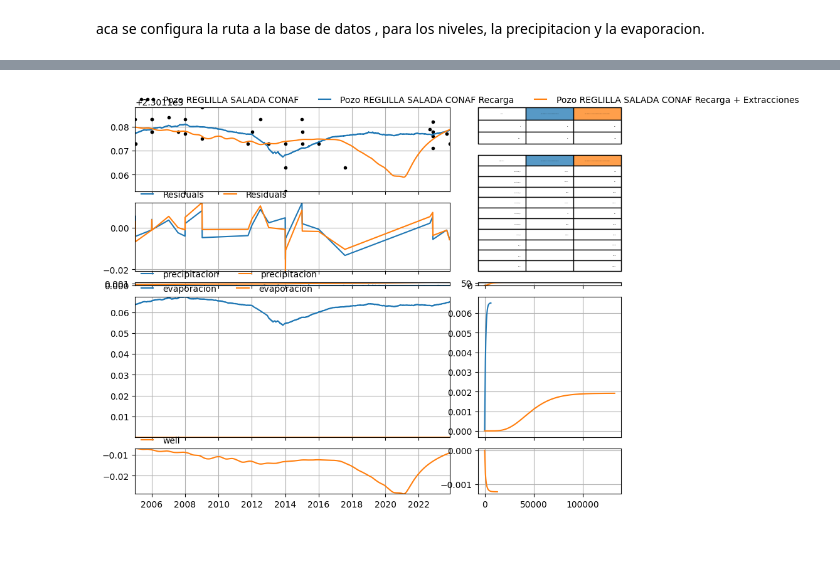
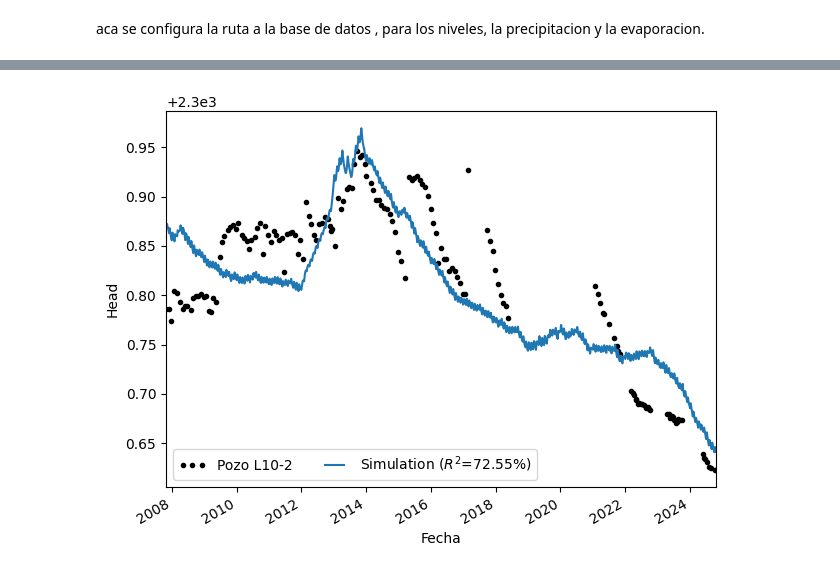
Before and after one commit to cvergaras/Pastas_Peine, a Jupyter notebook: modelo pastas 1.ipynb, the cells around one changed output, grey strips where cells are left out. Drawn from its saved outputs; the diff is of its cells as text; code cells hidden in the pictures; blank space fills up the shorter version.

Commit message:
Modelo A working

```diff
--- a/modelo pastas 1.ipynb
+++ b/modelo pastas 1.ipynb
@@ -87,17 +79,14 @@ for archivo in os.listdir(carpeta_pozos):
         datos = pd.read_csv(ruta_archivo, index_col=0, parse_dates=True)
         datos.index = pd.to_datetime(datos.index, errors='coerce')  # Asegurarse de que el índice sea de tipo datetime
         datos_series = datos.squeeze("columns")  # Convertir DataFrame a Series
-        datos_series = reference_levels[nombre_pozo[5:]] - datos_series # Heads
+        if "REGLILLA" in nombre_pozo:
+            datos_series = reference_levels[nombre_pozo] - datos_series # Heads
+        else:
+            datos_series = reference_levels[nombre_pozo[5:]] - datos_series # Heads
         # datos_series = datos_series - 2300 # Heads above 2300 msnm
         datos_pozos[nombre_pozo] = datos_series
 
-# Verificar que los datos de los pozos se han leído y convertido correctamente
-# for pozo, datos in datos_pozos.items():
-    # print(f"\nDatos del pozo {pozo}:")
-    # print(datos.head())
-    # print(datos.info())
-#graficar los datos de los pozos
-# Graficar los datos de los tres primeros pozos
+
 plt.figure(figsize=(14, 8))
 
 for i, (pozo, datos) in enumerate(datos_pozos.items()):
@@ -151,7 +140,7 @@ ax1.set_xlabel('Tiempo (años)')
 ax1.set_ylabel('Nivel del pozo (m)')
 plt.title('Niveles de todos los pozos')
 # plt.legend(loc='best')
-plt.xlim('2002', '2028')
+# plt.xlim('2002', '2028')
 # plt.tight_layout()
 handles1, labels1 = ax1.get_legend_handles_labels()
 handles2, labels2 = ax2.get_legend_handles_labels()
@@ -161,13 +150,13 @@ ax1.legend(handles1 + handles2, labels1 + labels2, loc="lower left")  # Leyenda
 plt.show()
 
 results_df = pd.DataFrame(results, columns=["Bore Name", "Statistic (Z)","Statistic (S)","Statistic (p-value)", "Trend"])
-
+results_df.to_csv("results.csv", index=False)
 print(results_df)
 
 fig, ax1 = plt.subplots(figsize=(14, 8))
 
 for pozo, datos in datos_pozos.items():
-    if pozo == "Pozo REGLILLA SALADITA CONAF" or pozo == "Pozo REGLILLA SALADA CONAF" or pozo == "Pozo REGLILLA INTERNA CONAF":
+    if pozo == "REGLILLA SALADITA CONAF" or pozo == "REGLILLA SALADA CONAF" or pozo == "REGLILLA INTERNA CONAF":
         datos.dropna(inplace=True)
         datos.sort_index(inplace=True)
         ax1.plot(datos.index, datos.values, label=pozo, marker='o', linestyle='-', markersize=5)
@@ -446,4 +1555,7 @@ KeyboardInterrupt:
 # %%
+#Old"
+
+
 # --- Paso 4: Crear modelos individuales para cada pozo ---
 modelos_individuales = {}
 
@@ -475,8 +1587,14 @@ dis = [16000,25000,28000,16000,16000,43000,63000]
 
 list_wel2 = list_wel[0:3]
 
+pozos_a_modelar = [
+    "Pozo REGLILLA SALADA CONAF", "Pozo L10-10", "Pozo L10-12",
+    "Pozo REGLILLA SALADITA CONAF", "Pozo REGLILLA INTERNA CONAF", "Pozo L10-2", "Pozo L10-2"
+]
+
+
 for pozo, datos in datos_pozos.items():
-    if pozo == "Pozo REGLILLA SALADA CONAF":
+    if pozo == "REGLILLA SALADA CONAF" or pozo == "Pozo L10-10" or pozo == "Pozo L10-12" or pozo == "Pozo REGLILLA SALADITA CONAF" or pozo == "REGLILLA INTERNA CONAF" or pozo == "Pozo L10-2" or pozo == "Pozo L10-4":
 
         # Eliminar NaNs del índice de la serie
         datos = datos.loc[datos.index.dropna()]
@@ -495,7 +1613,11 @@ for pozo, datos in datos_pozos.items():
         # Añadir series de estrés (precipitación y evaporación)
         #Interna = 0.001
         #all 0.1
-        sm_precip = ps.StressModel(precipitacion*0.001, ps.Gamma(), settings="prec", name="precipitacion")#, up=True)
+        if pozo == "REGLILLA INTERNA CONAF":
+            sm_precip = ps.StressModel(precipitacion*0.1, ps.Gamma(), settings="prec", name="precipitacion")#, up=True)
+        else:
+            sm_precip = ps.StressModel(precipitacion*0.8, ps.Gamma(), settings="prec", name="precipitacion")
+
         sm_evap = ps.StressModel(evaporacion, ps.Gamma(), settings="evap", name="evaporacion")#, up=False)
 
         sm_alb = ps.StressModel(wel_alb / 84.6, rfunc=ps.Hantush(), name="well", settings="well", up=False)
@@ -521,8 +1643,22 @@ for pozo, datos in datos_pozos.items():
         #     recharge=ps.rch.Peterson(),
         #     settings=("prec", "evap"),
         # )
+        modelos = ["A","B","C","D"]
+        #LAGUNAS
+        # for m in modelos:
+        #     if m == "A":
+        #         if pozo == "Pozo REGLILLA INTERNA CONAF":
+        #             f=0.0001
+        #         else:
+        #             f=0.1
+        #         sm_precip = ps.StressModel(precipitacion*f, ps.Gamma(), settings="prec", name="precipitacion")#, up=True)
+        #         sm_evap = ps.StressModel(evaporacion, ps.Gamma(), settings="evap", name="evaporacion")#, up=False)
+        #         ml.add_stressmodel(sm_precip)
+        #         ml.add_stressmodel(sm_evap)
+        #         ml.solve()
+        #         ml.
+        #     elif m == "B":
 
-        #LAGUNAS
         sm_rch = ps.RechargeModel(
             precipitacion*0.8,
             evaporacion,
@@ -534,25 +1670,27 @@ for pozo, datos in datos_pozos.items():
 
         #sm_rch = ps.RechargeModel(precipitacion, evaporacion, ps.Exponential(), "Recharge")
 
-        ml.add_stressmodel(sm_precip)
-        ml.add_stressmodel(sm_evap)
-        # ml.add_stressmodel(sm_rch)
-        ml2 = ml.copy(name=pozo+" Recarga + Extracciones")
+        if "REGLILLA" in pozo:
+            ml.add_stressmodel(sm_precip)
+            ml.add_stressmodel(sm_evap)
+        else:
+            ml.add_stressmodel(sm_rch)
+        # ml2 = ml.copy(name=pozo+" Recarga + Extracciones")
         ml.solve()
 
 
         # ml.add_stressmodel(sm_wel)
-        ml2.add_stressmodel(sm_alb)
-        # # ml.add_stressmodel(sm_sqm)
+        # ml.add_stressmodel(sm_alb)
+        # #ml.add_stressmodel(sm_sqm)
         # ml.add_stressmodel(sm_sqm_mop)
         # ml.add_stressmodel(sm_sqm_sop)
-        # ml2.add_stressmodel(sm_wel2)
-        # ml.add_stressmodel(sm_mon)
-        # ml2.add_stressmodel(sm_til)
-        # ml.add_stressmodel(sm_neg)
-        # ml2.add_stressmodel(sm_tuc)
+        # # ml2.add_stressmodel(sm_wel2)
+        # # ml.add_stressmodel(sm_mon)
+        # # ml2.add_stressmodel(sm_til)
+        # # ml.add_stressmodel(sm_neg)
+        # # ml2.add_stressmodel(sm_tuc)
 
-        ml2.solve()
+        # ml.solve()
 
 
 
@@ -561,17 +1699,17 @@ for pozo, datos in datos_pozos.items():
         # mlwel = ml.solve()
 
         # Guardar el modelo en el diccionario
-        modelos_individuales[pozo] = ml
+        # modelos_individuales[pozo] = ml
 
         # Graficar los resultados del modelo individual
         ml.plot()
-        ml2.plot()
+        # ml2.plot()
 
-        mc = ps.CompareModels(models=[ml, ml2])
-        mc.plot(adjust_height=True)
+        # mc = ps.CompareModels(models=[ml, ml2])
+        # mc.plot(adjust_height=True)
         # ml.plots.results(figsize=(10, 6))
         ml.stats.summary()
-        ml2.stats.summary()
+        # ml2.stats.summary()
 
         # ml.plots.stacked_results(
         #         figsize=(10, 8),
@@ -605 +1742 @@ Tight layout not applied. tight_layout cannot make Axes width small enough to ac
-[figure, old version]
+[figure, new version]
```
Also changed, not shown: parts of 13 cells of this notebook, 7 other files.
